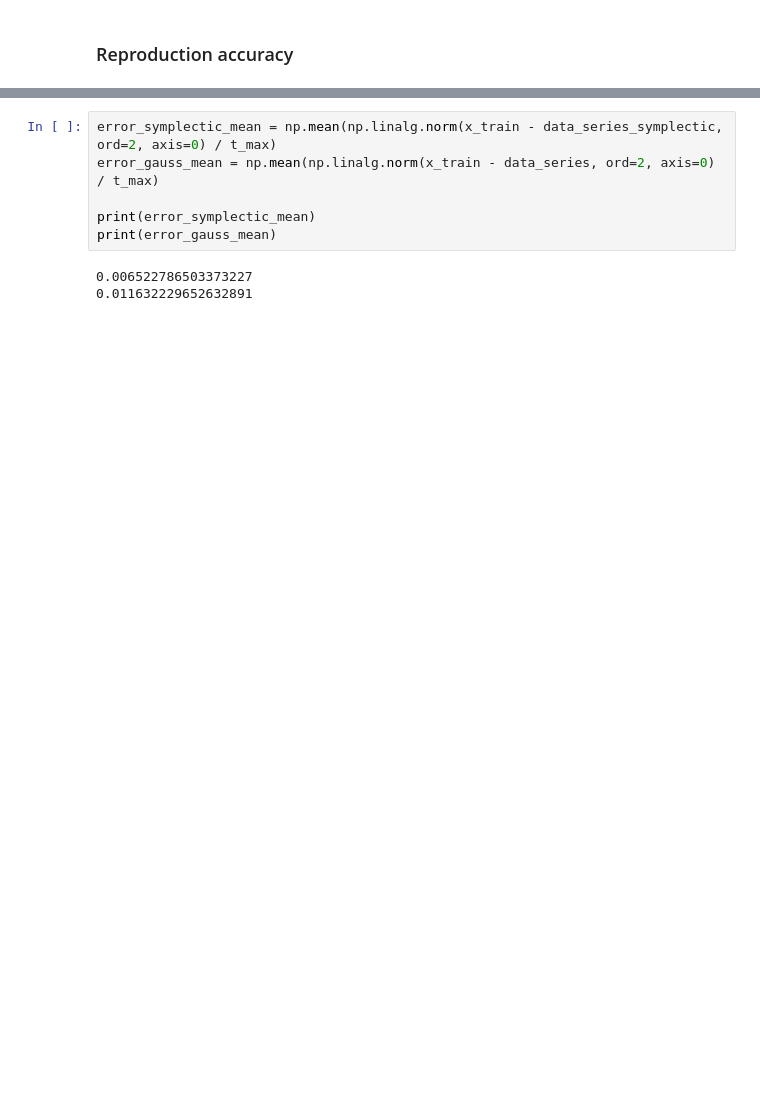
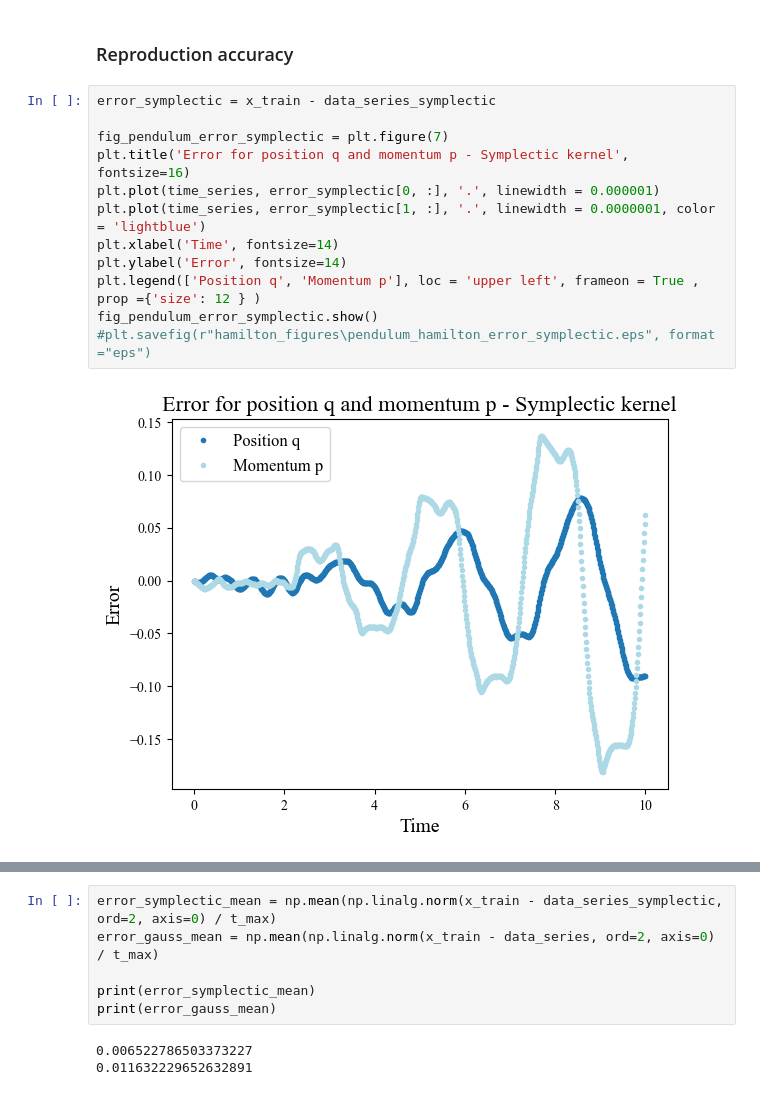
Before and after one commit to helenatp/tpk4960, a Jupyter notebook: src/hamilton/hamilton_pendulum.ipynb, the cells around one changed output, grey strips where cells are left out. Cells and saved outputs as stored; diff of their text form; blank space fills up the shorter version.

```diff
--- a/src/hamilton/hamilton_pendulum.ipynb
+++ b/src/hamilton/hamilton_pendulum.ipynb
@@ -470,3 +405,17 @@ fig_pendulum_hamilton.show()
 # %% [markdown]
 ### Reproduction accuracy
+# %%
+error_symplectic = x_train - data_series_symplectic
+
+fig_pendulum_error_symplectic = plt.figure(7)
+plt.title('Error for position q and momentum p - Symplectic kernel', fontsize=16)
+plt.plot(time_series, error_symplectic[0, :], '.', linewidth = 0.000001)
+plt.plot(time_series, error_symplectic[1, :], '.', linewidth = 0.0000001, color = 'lightblue')
+plt.xlabel('Time', fontsize=14)
+plt.ylabel('Error', fontsize=14)
+plt.legend(['Position q', 'Momentum p'], loc = 'upper left', frameon = True , prop ={'size': 12 } )
+fig_pendulum_error_symplectic.show()
+#plt.savefig(r"hamilton_figures\pendulum_hamilton_error_symplectic.eps", format ="eps")
+# %% [output]
+[figure, added]
 # %%
```
Also changed, not shown: parts of 17 cells of this notebook, 6 other files.
